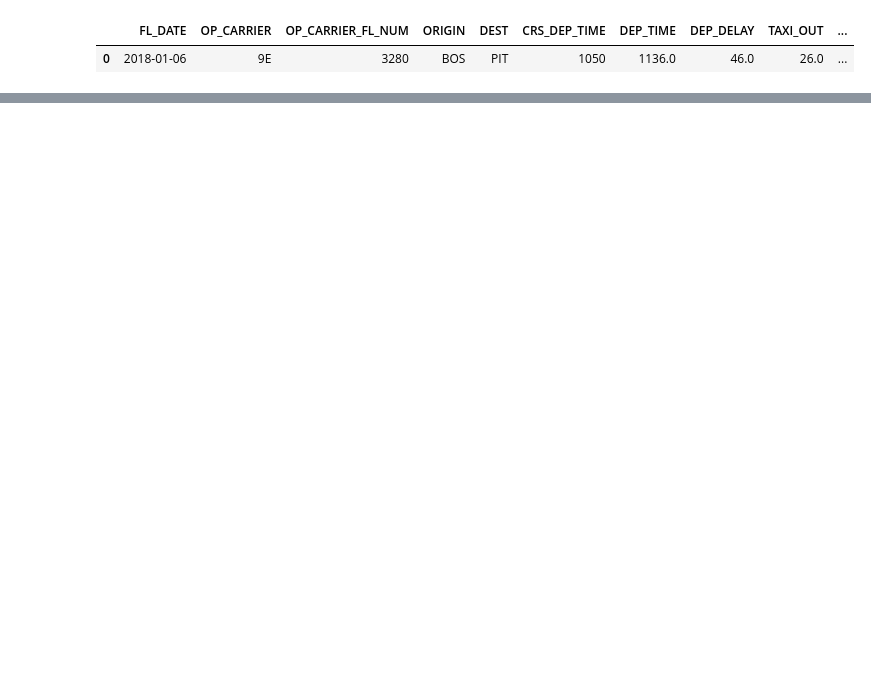
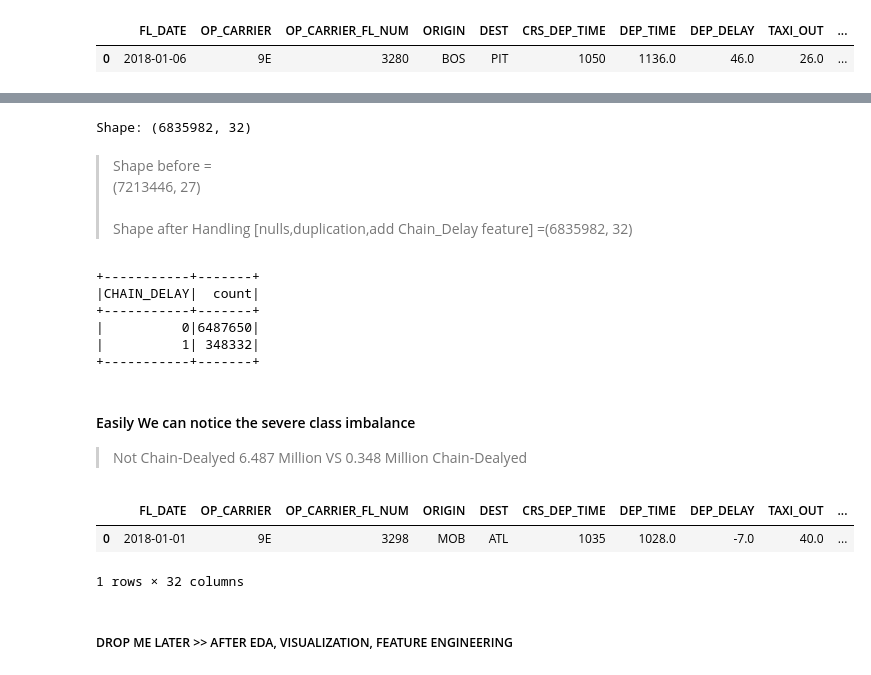
Before and after one commit to Mohamedashraf2005/Flight_Delay-PySpark, a Jupyter notebook: Flight_Delay_Chain_Reaction_Prediction.ipynb, the cells around one changed output, grey strips where cells are left out. Drawn from its saved outputs; the diff is of its cells as text; code cells hidden in the pictures; blank space fills up the shorter version.

Commit message:
Data cleaning, fix nulls issues

```diff
--- a/Flight_Delay_Chain_Reaction_Prediction.ipynb
+++ b/Flight_Delay_Chain_Reaction_Prediction.ipynb
@@ -243,14 +235,22 @@ window = Window.partitionBy("OP_CARRIER", "OP_CARRIER_FL_NUM", "FL_DATE") \
+# %%
+window = Window.partitionBy("ORIGIN", "FL_DATE") \
+               .orderBy("CRS_DEP_TIME")
 # %%
-df = df.withColumn("turnaround_time",
-                   F.col("crs_dep_minutes") - F.col("prev_crs_arr_minutes"))
+df = df.withColumn("prev_crs_arr_minutes",
+                   F.lag(hhmm_to_minutes("CRS_ARR_TIME"), 1).over(window))
+
+df = df.withColumn("crs_dep_minutes",
+                   hhmm_to_minutes("CRS_DEP_TIME"))
+
+
+df = df.withColumn("turnaround_time", F.col("crs_dep_minutes") - F.lag(hhmm_to_minutes("CRS_ARR_TIME"), 1).over(window))
 
 # Previous flight's actual arrival delay
-df = df.withColumn("prev_arr_delay",
-                   F.lag("ARR_DELAY", 1).over(window))
+df = df.withColumn("prev_arr_delay", F.lag("ARR_DELAY", 1).over(window))
 
 # Current flight's departure delay (what we want to predict)
-df = df.withColumn("next_dep_delay",
-                   F.lead("DEP_DELAY", 1).over(window))
+df = df.withColumn("next_dep_delay",F.lead("DEP_DELAY", 1).over(window))
+
 
 df = df.withColumn(
     "CHAIN_DELAY",
@@ -268,3 +276,7 @@ df.limit(1).toPandas()
+# %%
+# prev_arr_delay >>> first flight of the day for each carrier+route. No previous flight exists so lag returns null.
+# next_dep_delay>>>last flight of the day, no next flight exists so lead returns null.
+df = df.dropna(subset=["prev_arr_delay","next_dep_delay"])
 # %%
 df.select([count(when(col(c).isNull(), c)).alias(c) for c in df.columns]).show()
 # %% [output]
@@ -275,0 +290,33 @@ df.select([count(when(col(c).isNull(), c)).alias(c) for c in df.columns]).show()
+# %%
+df = df.dropDuplicates(["FL_DATE", "OP_CARRIER", "OP_CARRIER_FL_NUM", "CRS_DEP_TIME"])
+# %%
+row_count_cleaned = df.count()
+
+col_count_cleaned = len(df.columns)
+
+print(f"Shape: ({row_count_cleaned}, {col_count_cleaned})")
+# %% [output]
+Shape: (6835982, 32)
+# %% [markdown]
+> Shape before = <br> (7213446, 27) <br><br>
+> Shape after Handling [nulls,duplication,add Chain_Delay feature] =(6835982, 32)
+# %%
+df.groupBy("CHAIN_DELAY").count().orderBy("CHAIN_DELAY").show()
+# %% [output]
++-----------+-------+
+|CHAIN_DELAY|  count|
++-----------+-------+
+|          0|6487650|
+|          1| 348332|
++-----------+-------+
+# %% [markdown]
+#### Easily We can notice the severe class imbalance
+> Not Chain-Dealyed 6.487 Million VS 0.348 Million Chain-Dealyed
+# %%
+df.limit(1).toPandas()
+# %% [output]
+|  | FL_DATE | OP_CARRIER | OP_CARRIER_FL_NUM | ORIGIN | DEST | CRS_DEP_TIME | DEP_TIME | DEP_DELAY | TAXI_OUT | ... |
+| 0 | 2018-01-01 | 9E | 3298 | MOB | ATL | 1035 | 1028.0 | -7.0 | 40.0 | ... |
+1 rows × 32 columns
+# %% [markdown]
+##### DROP ME LATER >> AFTER EDA, VISUALIZATION, FEATURE ENGINEERING
```
Also changed, not shown: parts of 13 cells of this notebook.
